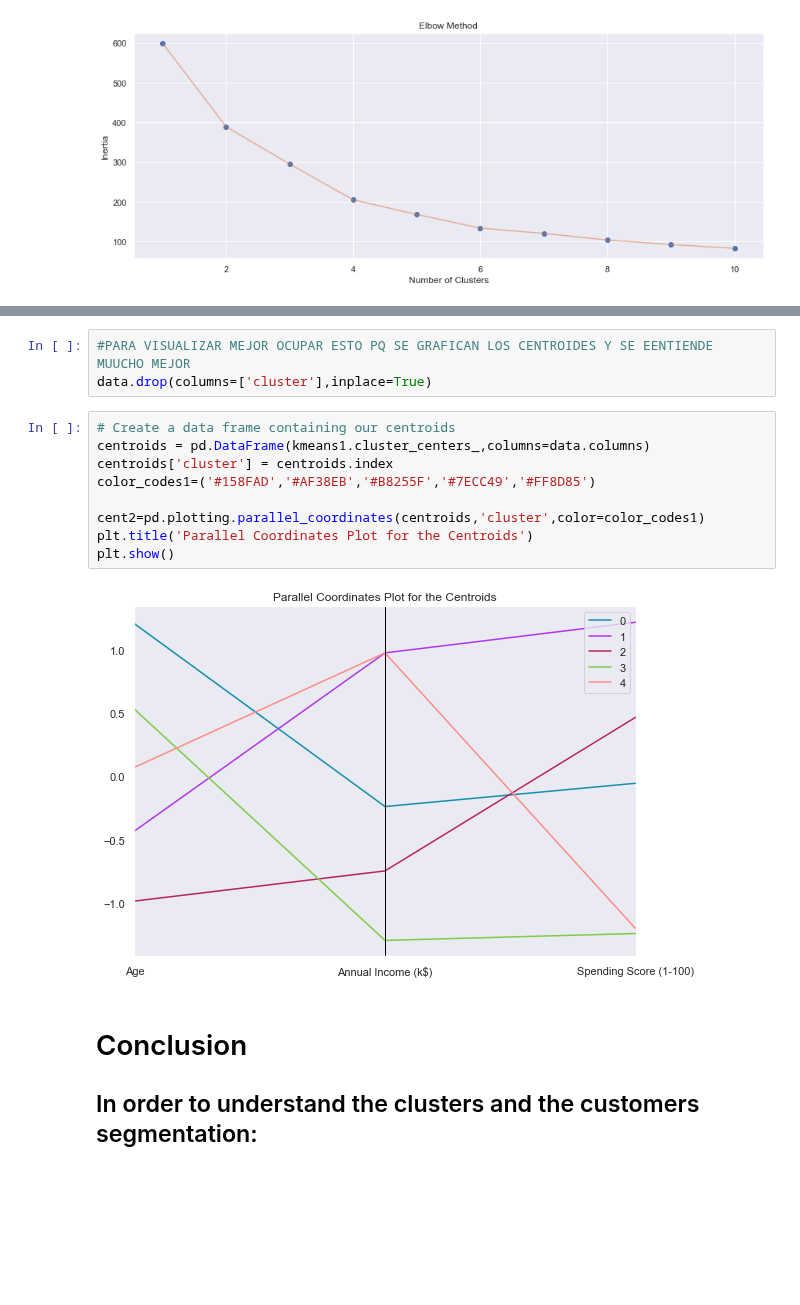
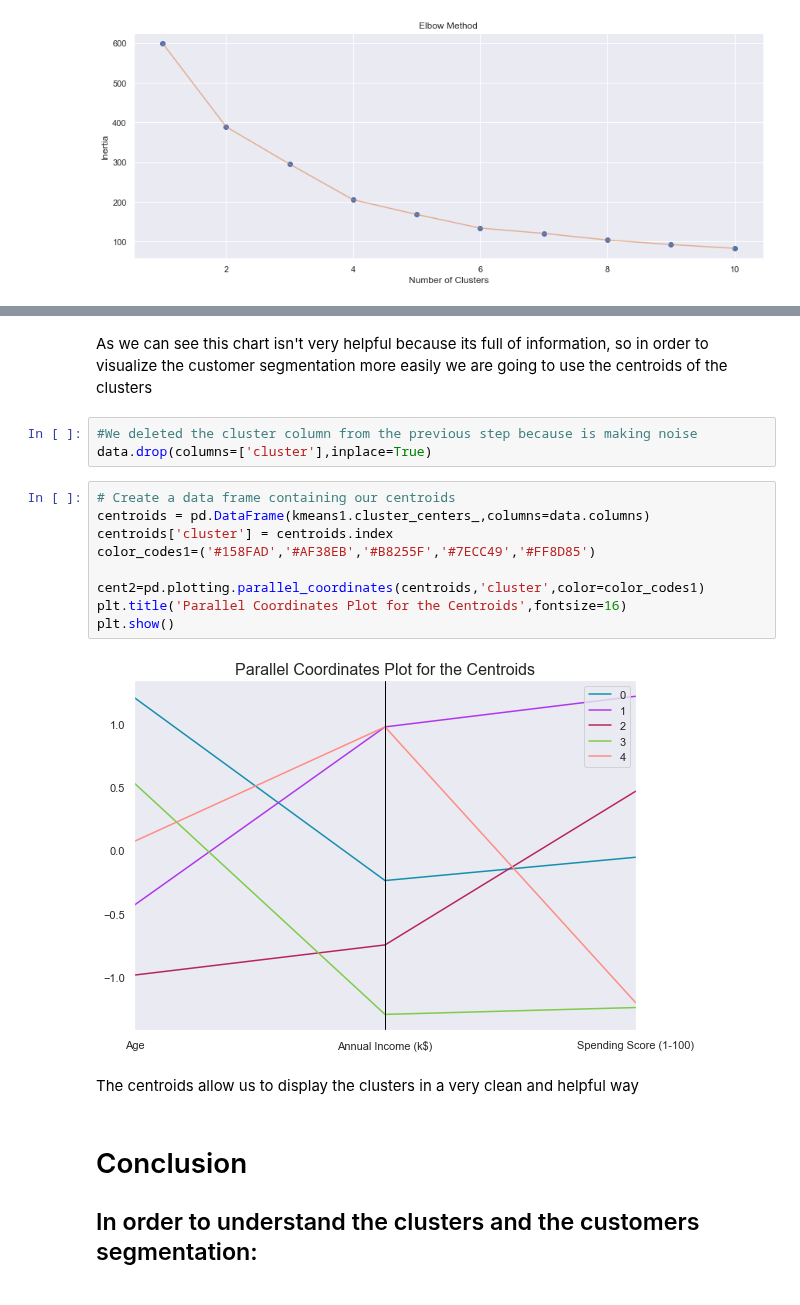
Before and after one commit to martinnss/Customer-Segmentation-with-KMeans-and-Affinity-Propagation, a Jupyter notebook: costumer_segmentation_kmeans.ipynb, the cells around one changed output, grey strips where cells are left out. Cells and saved outputs as stored; diff of their text form; blank space fills up the shorter version.

```diff
--- a/costumer_segmentation_kmeans.ipynb
+++ b/costumer_segmentation_kmeans.ipynb
@@ -234,17 +235,21 @@ plt.show()
-# %%
-#PARA VISUALIZAR MEJOR OCUPAR ESTO PQ SE GRAFICAN LOS CENTROIDES Y SE EENTIENDE MUUCHO MEJOR
-data.drop(columns=['cluster'],inplace=True)
+# %% [markdown]
+As we can see this chart isn't very helpful because its full of information, so in order to visualize the customer segmentation more easily we are going to use the centroids of the clusters
+# %%
+#We deleted the cluster column from the previous step because is making noise
+data.drop(columns=['cluster'],inplace=True)
 # %%
 # Create a data frame containing our centroids
 centroids = pd.DataFrame(kmeans1.cluster_centers_,columns=data.columns)
 centroids['cluster'] = centroids.index
 color_codes1=('#158FAD','#AF38EB','#B8255F','#7ECC49','#FF8D85')
 
 cent2=pd.plotting.parallel_coordinates(centroids,'cluster',color=color_codes1)
-plt.title('Parallel Coordinates Plot for the Centroids')
+plt.title('Parallel Coordinates Plot for the Centroids',fontsize=16)
 plt.show()
 # %% [output]
-[figure, old version]
+[figure, new version]
+# %% [markdown]
+The centroids allow us to display the clusters in a very clean and helpful way
 # %% [markdown]
 # Conclusion
 
```
Also changed, not shown: parts of 2 cells of this notebook.
